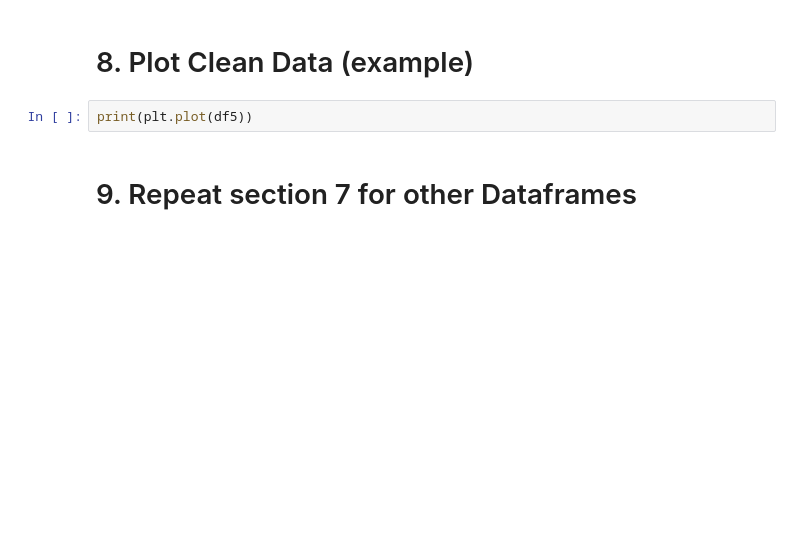
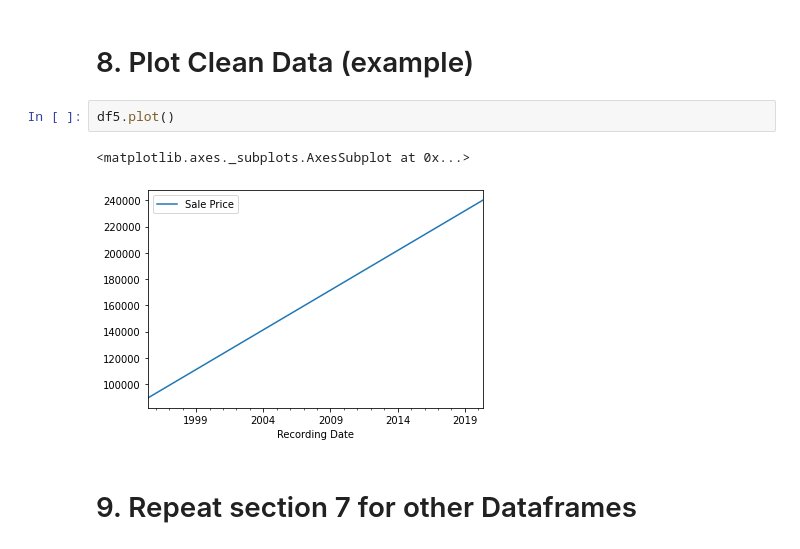
Before and after one commit to sid-ak/JPHomeValue, a Jupyter notebook: requests/estatedapi.ipynb, the cells around one changed output. Saved outputs shown, nothing was run; the diff lists cells and outputs as text; blank space fills up the shorter version.

```diff
--- a/requests/estatedapi.ipynb
+++ b/requests/estatedapi.ipynb
@@ -157,7 +196,10 @@ df5 = df5.set_index('Recording Date').resample('1M').interpolate()
 # %% [markdown]
 # 8. Plot Clean Data (example)
-# %%
-print(plt.plot(df5))
+# %%
+df5.plot()
+# %% [output]
+<matplotlib.axes._subplots.AxesSubplot at 0x...>
+[figure, added]
 # %% [markdown]
 # 9. Repeat section 7 for other Dataframes
 # %%
```
Also changed, not shown: parts of 11 cells of this notebook.
